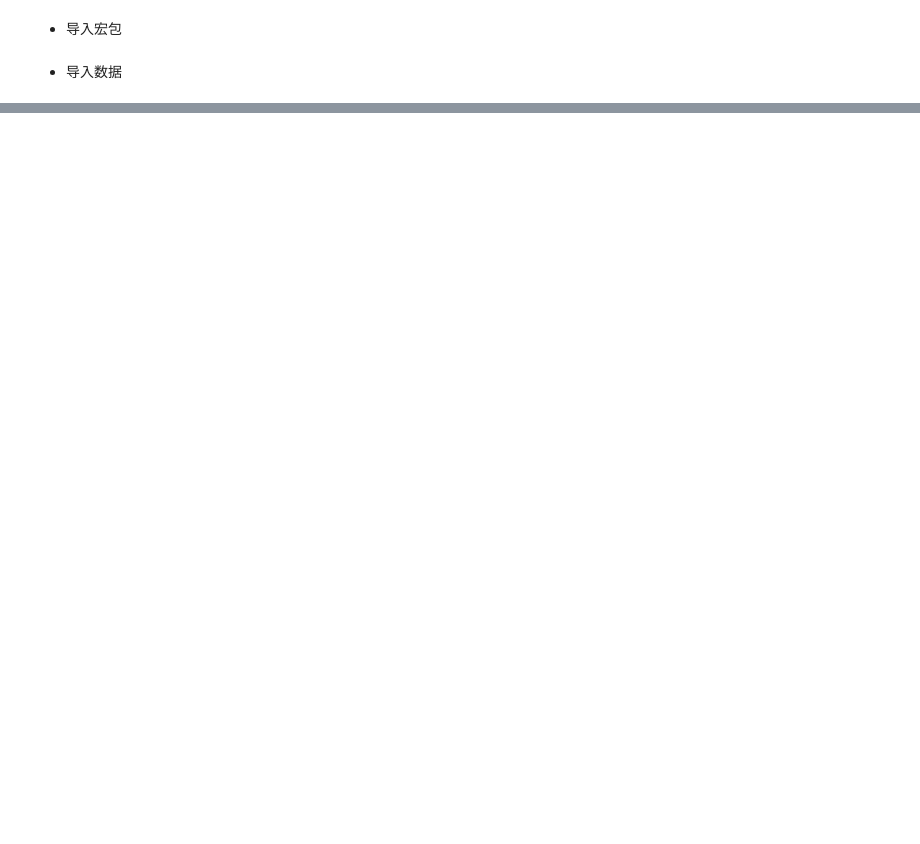
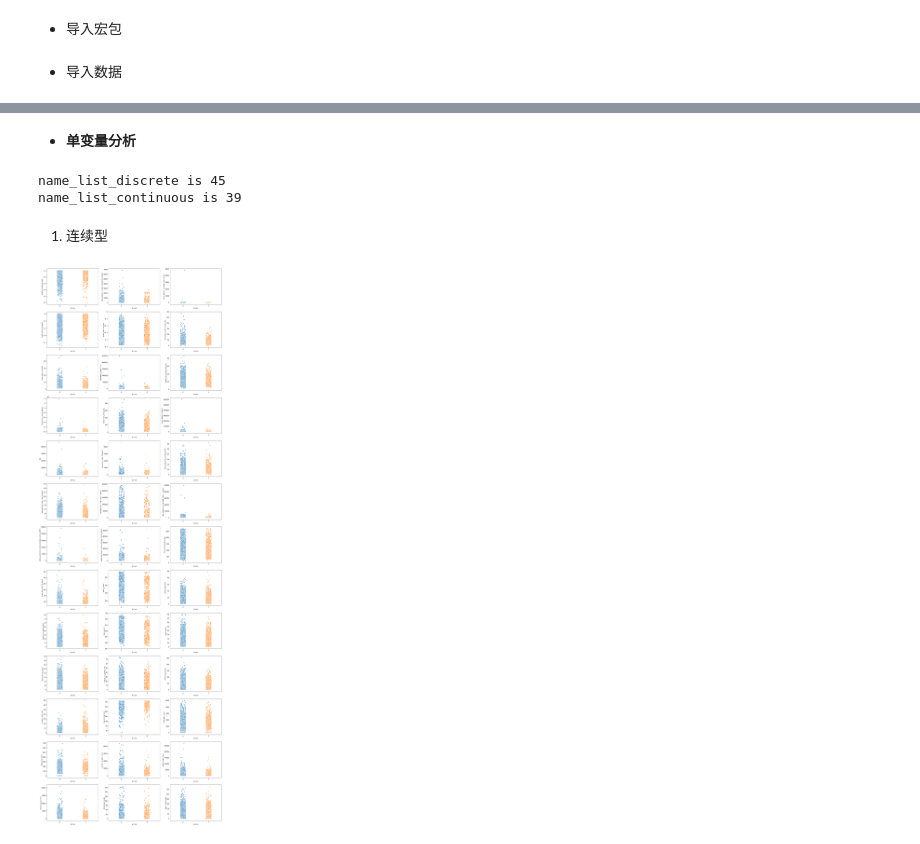
Before and after one commit to loaol/DataScience, a Jupyter notebook: DataMining/Task2.ipynb, the cells around one changed output, grey strips where cells are left out. Cells and saved outputs as stored; diff of their text form; code cells hidden in the pictures; blank space fills up the shorter version.

```diff
--- a/DataMining/Task2.ipynb
+++ b/DataMining/Task2.ipynb
@@ -54,0 +53,34 @@ sns.boxplot(data = data, x = 'status', y = 'low_volume_percent', color = 'b')
+# %% [markdown]
+ - **单变量分析**
+# %%
+t = 0
+name_list_continuous = []
+name_list_discrete = []
+for i,name in enumerate(data.columns):
+    name_sum = data[name].value_counts().shape[0]
+    if name_sum < 60:
+        name_list_discrete.append(name)
+    else:
+        name_list_continuous.append(name)
+
+print('name_list_discrete is %d'%len(name_list_discrete))
+print('name_list_continuous is %d'%len(name_list_continuous))
+# %% [output]
+name_list_discrete is 45
+name_list_continuous is 39
+# %% [markdown]
+1. 连续型
+# %%
+f, ax = plt.subplots(13, 3, figsize=(20, 65))
+
+for i,name in enumerate(name_list_continuous):
+#    sns.distplot(data[name], kde=True, ax=ax[i // 3][i % 3])
+    sns.stripplot(x='status',
+                  y=name,
+                  data=data,
+                  jitter = True,    # jitter → 当点数据重合较多时，用该参数做一些调整，也可以设置间距如：jitter = 0.1
+                  size = 5, edgecolor = 'w',linewidth=1,marker = 'o',
+                  ax=ax[i // 3][i % 3]
+                  )
+# %% [output]
+[figure, added]
```
Also changed, not shown: parts of 28 cells of this notebook.
